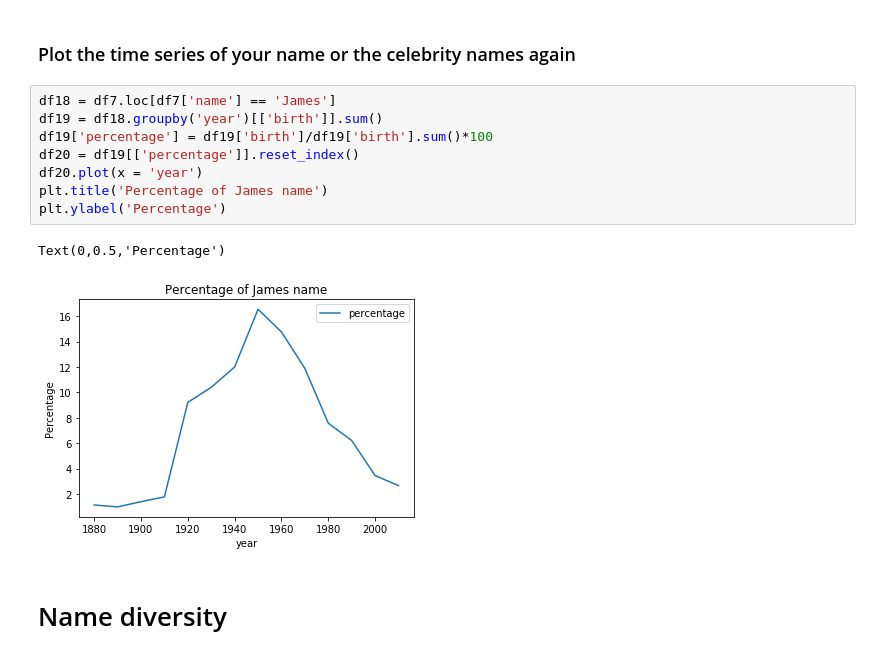
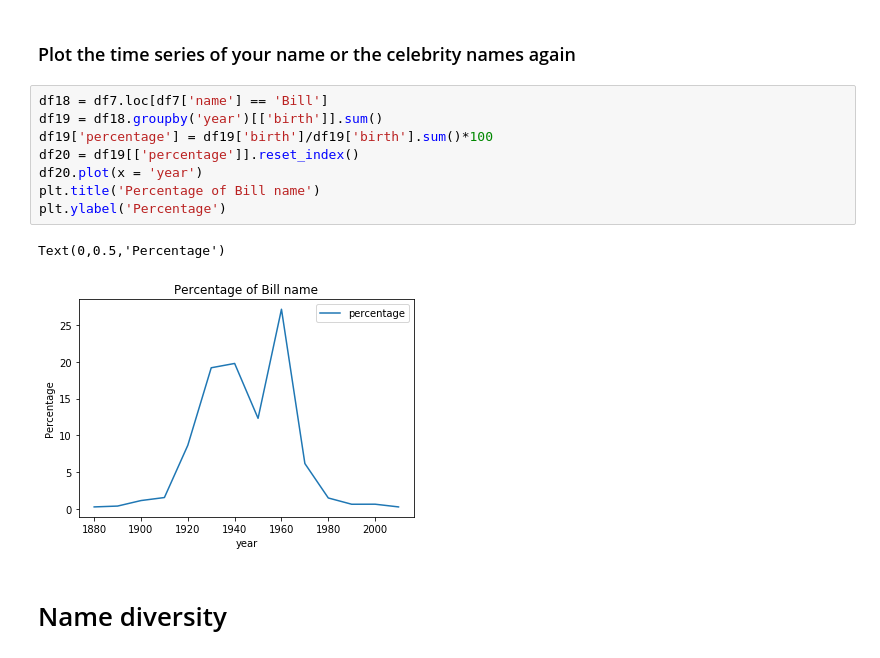
Before and after one commit to ahsansana1/babynamesanalysis, a Jupyter notebook: first_week_assginment.ipynb, the cells around one changed output. Drawn from its saved outputs; the diff is of its cells as text.

```diff
--- a/first_week_assginment.ipynb
+++ b/first_week_assginment.ipynb
@@ -287,16 +287,16 @@ Text(0,0.5,'Percentage')
 # %% [markdown]
 ### Plot the time series of your name or the celebrity names again
 # %%
-df18 = df7.loc[df7['name'] == 'James']
+df18 = df7.loc[df7['name'] == 'Bill']
 df19 = df18.groupby('year')[['birth']].sum()
 df19['percentage'] = df19['birth']/df19['birth'].sum()*100
 df20 = df19[['percentage']].reset_index()
 df20.plot(x = 'year')
-plt.title('Percentage of James name')
+plt.title('Percentage of Bill name')
 plt.ylabel('Percentage')
 # %% [output]
 Text(0,0.5,'Percentage')
-[figure, old version]
+[figure, new version]
 # %% [markdown]
 # Name diversity
 # %%
```
